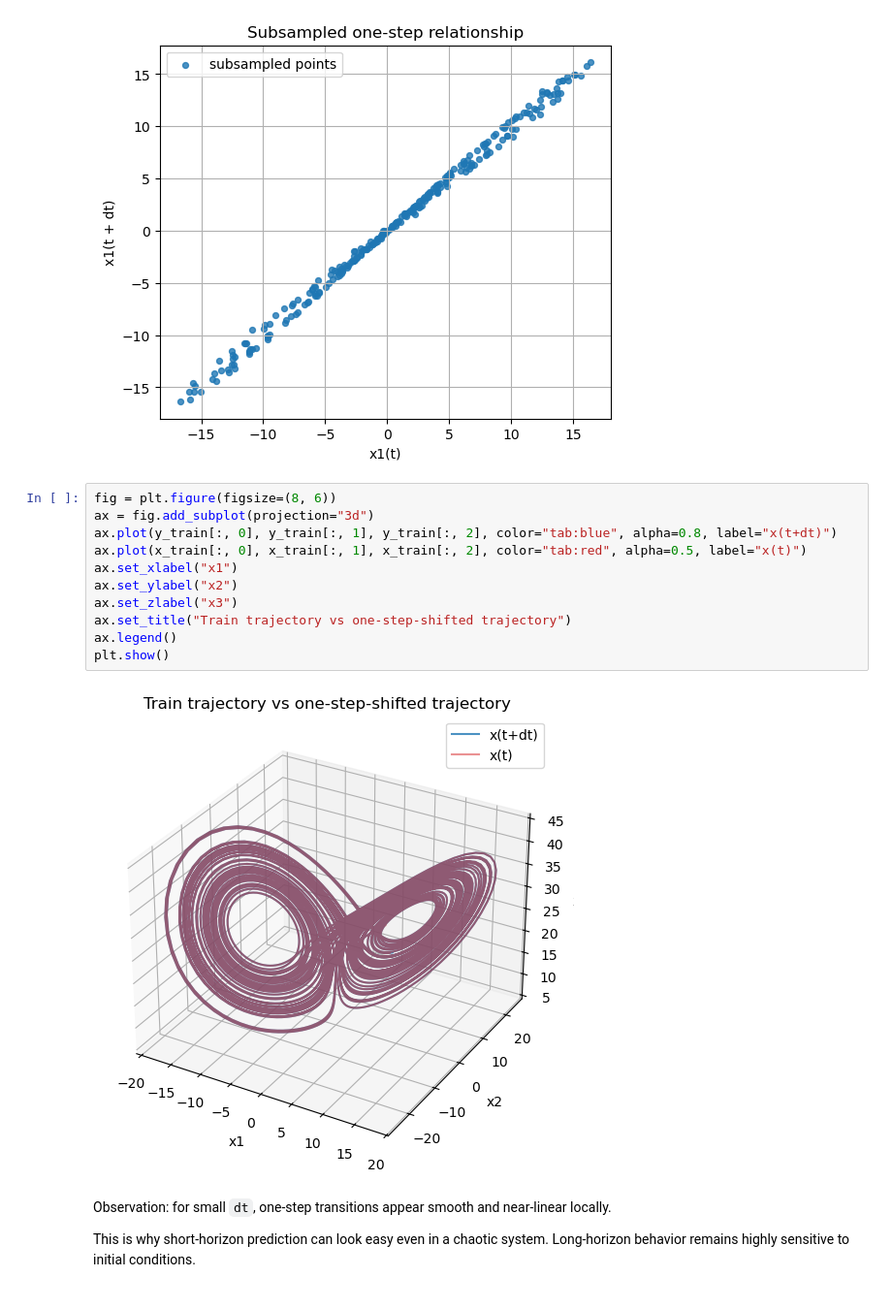
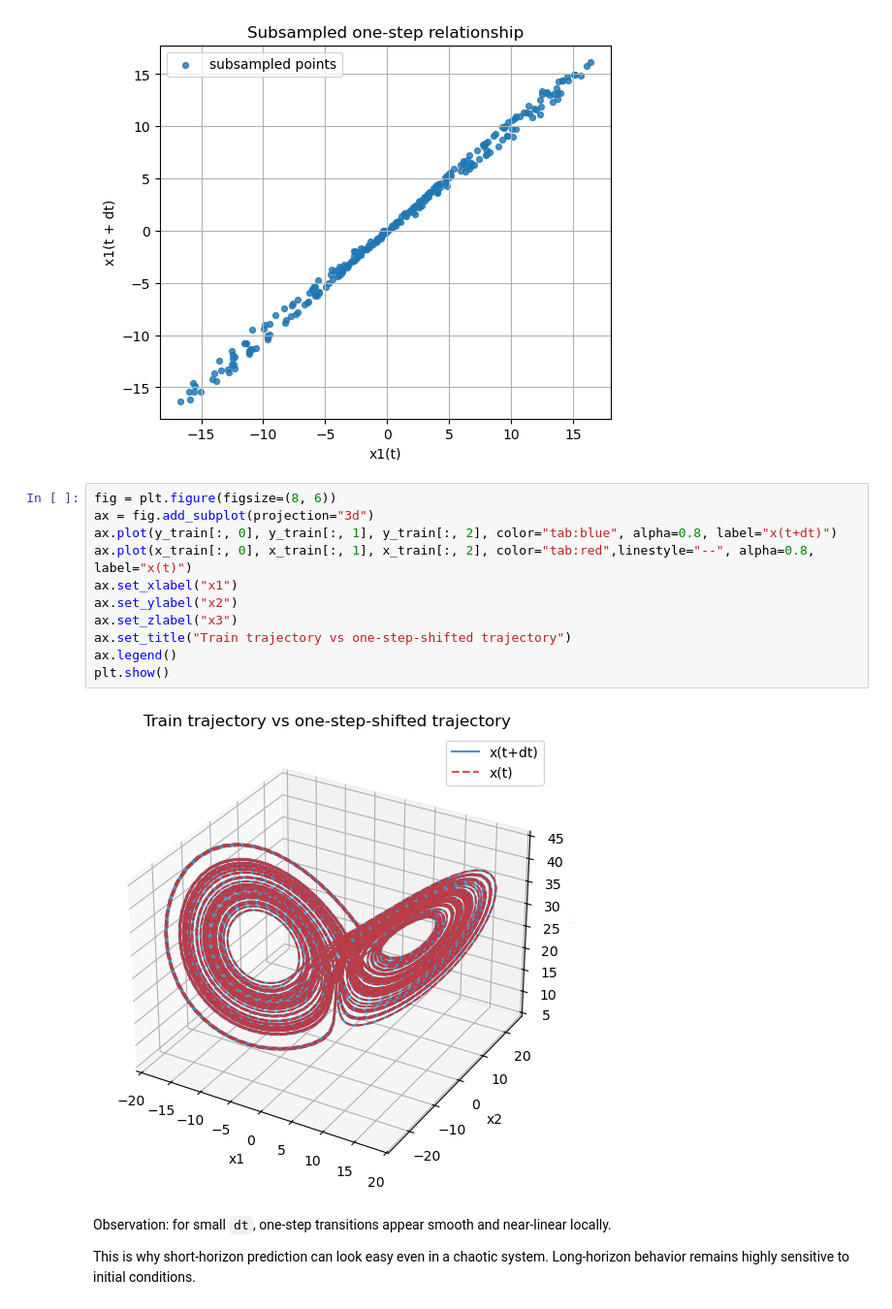
Before and after one commit to bounadra/score-da-demo, a Jupyter notebook: notebooks/L63_4DVar.ipynb, the cells around one changed output. Shown at 97% size. Saved outputs shown, nothing was run; the diff lists cells and outputs as text.

```diff
--- a/notebooks/L63_4DVar.ipynb
+++ b/notebooks/L63_4DVar.ipynb
@@ -254,16 +254,16 @@ plt.show()
 # %%
 fig = plt.figure(figsize=(8, 6))
 ax = fig.add_subplot(projection="3d")
 ax.plot(y_train[:, 0], y_train[:, 1], y_train[:, 2], color="tab:blue", alpha=0.8, label="x(t+dt)")
-ax.plot(x_train[:, 0], x_train[:, 1], x_train[:, 2], color="tab:red", alpha=0.5, label="x(t)")
+ax.plot(x_train[:, 0], x_train[:, 1], x_train[:, 2], color="tab:red",linestyle="--", alpha=0.8, label="x(t)")
 ax.set_xlabel("x1")
 ax.set_ylabel("x2")
 ax.set_zlabel("x3")
 ax.set_title("Train trajectory vs one-step-shifted trajectory")
 ax.legend()
 plt.show()
 # %% [output]
-[figure, old version]
+[figure, new version]
 # %% [markdown]
 Observation: for small `dt`, one-step transitions appear smooth and near-linear locally.
 
```
Also changed, not shown: 20 other files.
